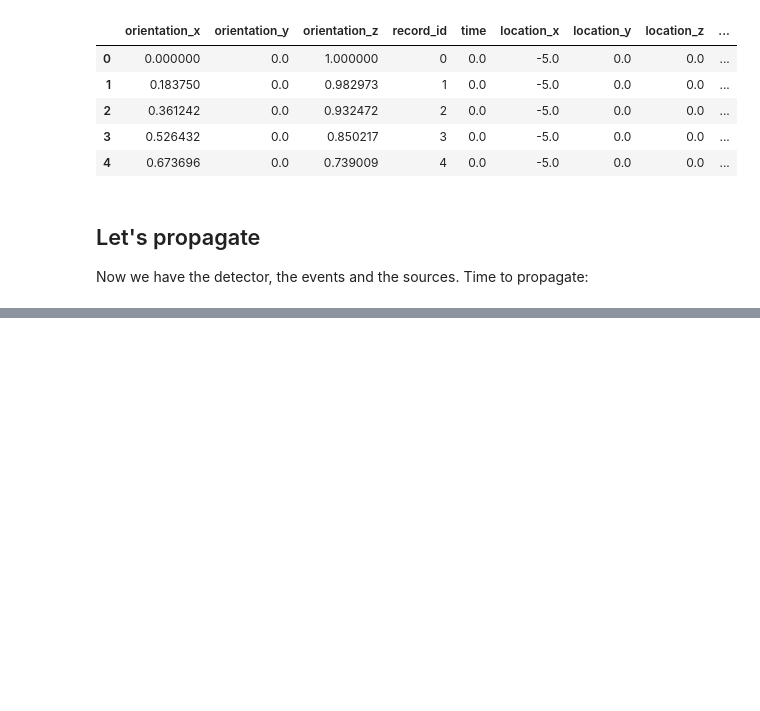
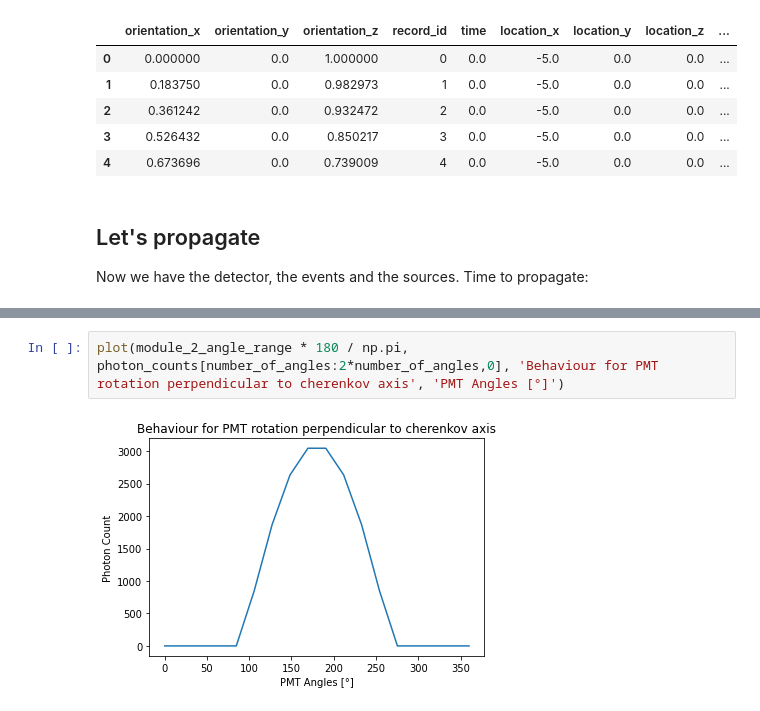
Before and after one commit to pone-software/olympus, a Jupyter notebook: examples/02_mock_photon_evaluation.ipynb, the cells around one changed output, grey strips where cells are left out. Saved outputs shown, nothing was run; the diff lists cells and outputs as text; blank space fills up the shorter version.

```diff
--- a/examples/02_mock_photon_evaluation.ipynb
+++ b/examples/02_mock_photon_evaluation.ipynb
@@ -294,0 +334,4 @@ NameError: name 'hits' is not defined
+# %%
+plot(module_2_angle_range * 180 / np.pi, photon_counts[number_of_angles:2*number_of_angles,0], 'Behaviour for PMT rotation perpendicular to cherenkov axis', 'PMT Angles [°]')
+# %% [output]
+[figure, added]
```
Also changed, not shown: parts of 21 cells of this notebook, 2 other files.
